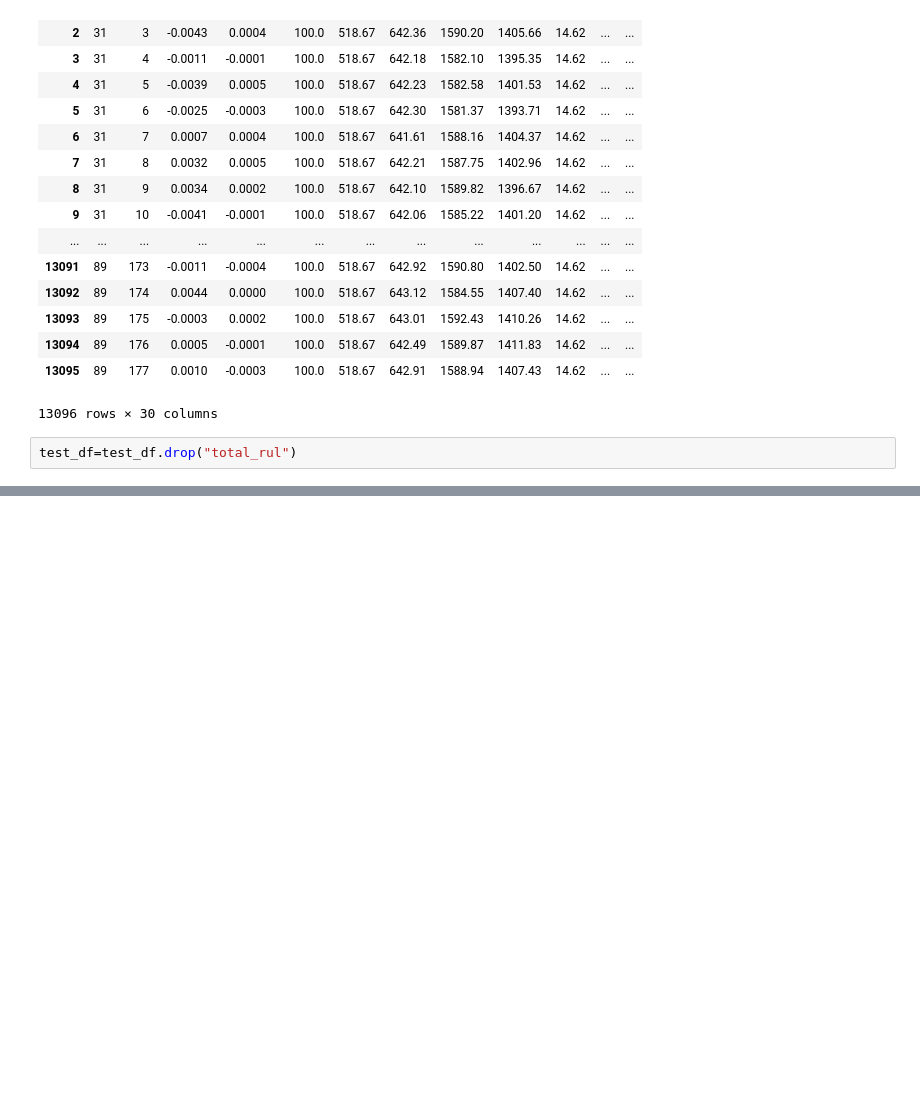
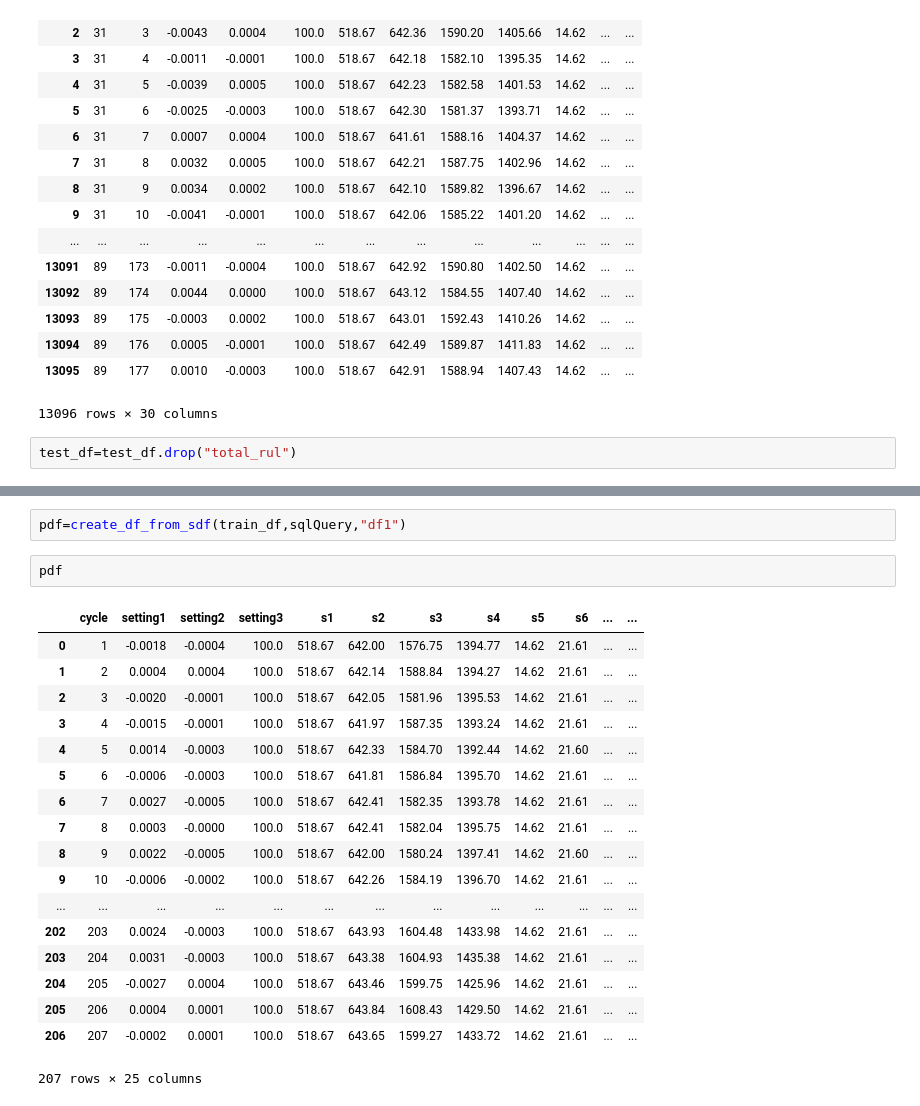
Before and after one commit to rkorugan/MachineLearning, a Jupyter notebook: Predictive analytics.ipynb, the cells around one changed output, grey strips where cells are left out. Drawn from its saved outputs; the diff is of its cells as text; blank space fills up the shorter version.

```diff
--- a/Predictive analytics.ipynb
+++ b/Predictive analytics.ipynb
@@ -250,0 +795,23 @@ test_df.orderBy("id").show()
+# %%
+pdf=create_df_from_sdf(train_df,sqlQuery,"df1")
+# %%
+pdf
+# %% [output]
+|  | cycle | setting1 | setting2 | setting3 | s1 | s2 | s3 | s4 | s5 | s6 | ... | ... |
+| 0 | 1 | -0.0018 | -0.0004 | 100.0 | 518.67 | 642.00 | 1576.75 | 1394.77 | 14.62 | 21.61 | ... | ... |
+| 1 | 2 | 0.0004 | 0.0004 | 100.0 | 518.67 | 642.14 | 1588.84 | 1394.27 | 14.62 | 21.61 | ... | ... |
+| 2 | 3 | -0.0020 | -0.0001 | 100.0 | 518.67 | 642.05 | 1581.96 | 1395.53 | 14.62 | 21.61 | ... | ... |
+| 3 | 4 | -0.0015 | -0.0001 | 100.0 | 518.67 | 641.97 | 1587.35 | 1393.24 | 14.62 | 21.61 | ... | ... |
+| 4 | 5 | 0.0014 | -0.0003 | 100.0 | 518.67 | 642.33 | 1584.70 | 1392.44 | 14.62 | 21.60 | ... | ... |
+| 5 | 6 | -0.0006 | -0.0003 | 100.0 | 518.67 | 641.81 | 1586.84 | 1395.70 | 14.62 | 21.61 | ... | ... |
+| 6 | 7 | 0.0027 | -0.0005 | 100.0 | 518.67 | 642.41 | 1582.35 | 1393.78 | 14.62 | 21.61 | ... | ... |
+| 7 | 8 | 0.0003 | -0.0000 | 100.0 | 518.67 | 642.41 | 1582.04 | 1395.75 | 14.62 | 21.61 | ... | ... |
+| 8 | 9 | 0.0022 | -0.0005 | 100.0 | 518.67 | 642.00 | 1580.24 | 1397.41 | 14.62 | 21.60 | ... | ... |
+| 9 | 10 | -0.0006 | -0.0002 | 100.0 | 518.67 | 642.26 | 1584.19 | 1396.70 | 14.62 | 21.61 | ... | ... |
+| ... | ... | ... | ... | ... | ... | ... | ... | ... | ... | ... | ... | ... |
+| 202 | 203 | 0.0024 | -0.0003 | 100.0 | 518.67 | 643.93 | 1604.48 | 1433.98 | 14.62 | 21.61 | ... | ... |
+| 203 | 204 | 0.0031 | -0.0003 | 100.0 | 518.67 | 643.38 | 1604.93 | 1435.38 | 14.62 | 21.61 | ... | ... |
+| 204 | 205 | -0.0027 | 0.0004 | 100.0 | 518.67 | 643.46 | 1599.75 | 1425.96 | 14.62 | 21.61 | ... | ... |
+| 205 | 206 | 0.0004 | 0.0001 | 100.0 | 518.67 | 643.84 | 1608.43 | 1429.50 | 14.62 | 21.61 | ... | ... |
+| 206 | 207 | -0.0002 | 0.0001 | 100.0 | 518.67 | 643.65 | 1599.27 | 1433.72 | 14.62 | 21.61 | ... | ... |
+207 rows × 25 columns
```
Also changed, not shown: parts of 57 cells of this notebook.
